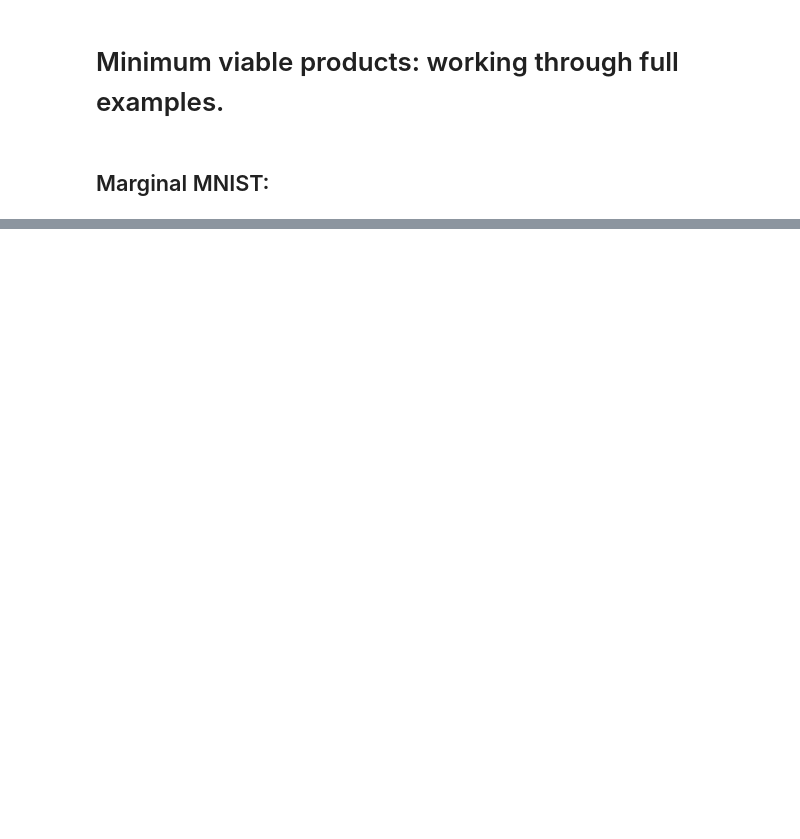
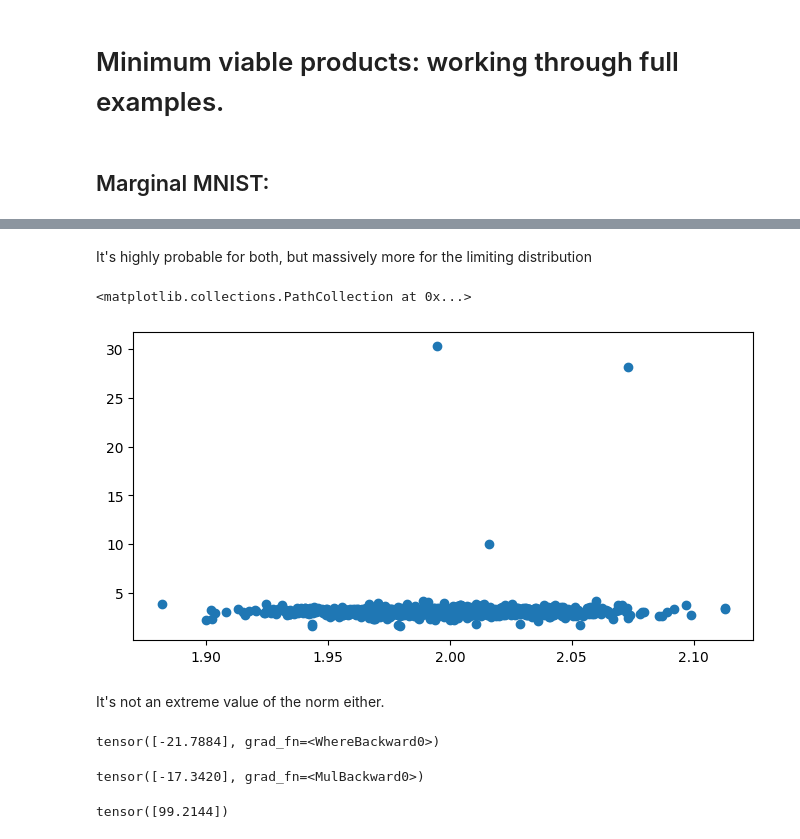
Before and after one commit to lrast/learnedExpFam, a Jupyter notebook: 1.0-full-examples.ipynb, the cells around one changed output, grey strips where cells are left out. Saved outputs shown, nothing was run; the diff lists cells and outputs as text; code cells hidden in the pictures; blank space fills up the shorter version.

```diff
--- a/1.0-full-examples.ipynb
+++ b/1.0-full-examples.ipynb
@@ -41,0 +132,9 @@ RuntimeError: mat1 and mat2 shapes cannot be multiplied (1x2 and 28x200)
+# %% [markdown]
+It's highly probable for both, but massively more for the limiting distribution
+# %%
+plt.scatter( torch.norm(samples, dim=1), logprobdiff)
+# %% [output]
+<matplotlib.collections.PathCollection at 0x...>
+[figure, added]
+# %% [markdown]
+It's not an extreme value of the norm either.
@@ -41,0 +145,12 @@ RuntimeError: mat1 and mat2 shapes cannot be multiplied (1x2 and 28x200)
+# %%
+torch.logdet(mnist_cgf.hess(thetas))
+# %% [output]
+tensor([-21.7884], grad_fn=<WhereBackward0>)
+# %%
+n_samples * Is
+# %% [output]
+tensor([-17.3420], grad_fn=<MulBackward0>)
+# %%
+limiting_log_density(samples[ind:ind+1])
+# %% [output]
+tensor([99.2144])
```
Also changed, not shown: parts of 126 cells of this notebook, 4 other files.
